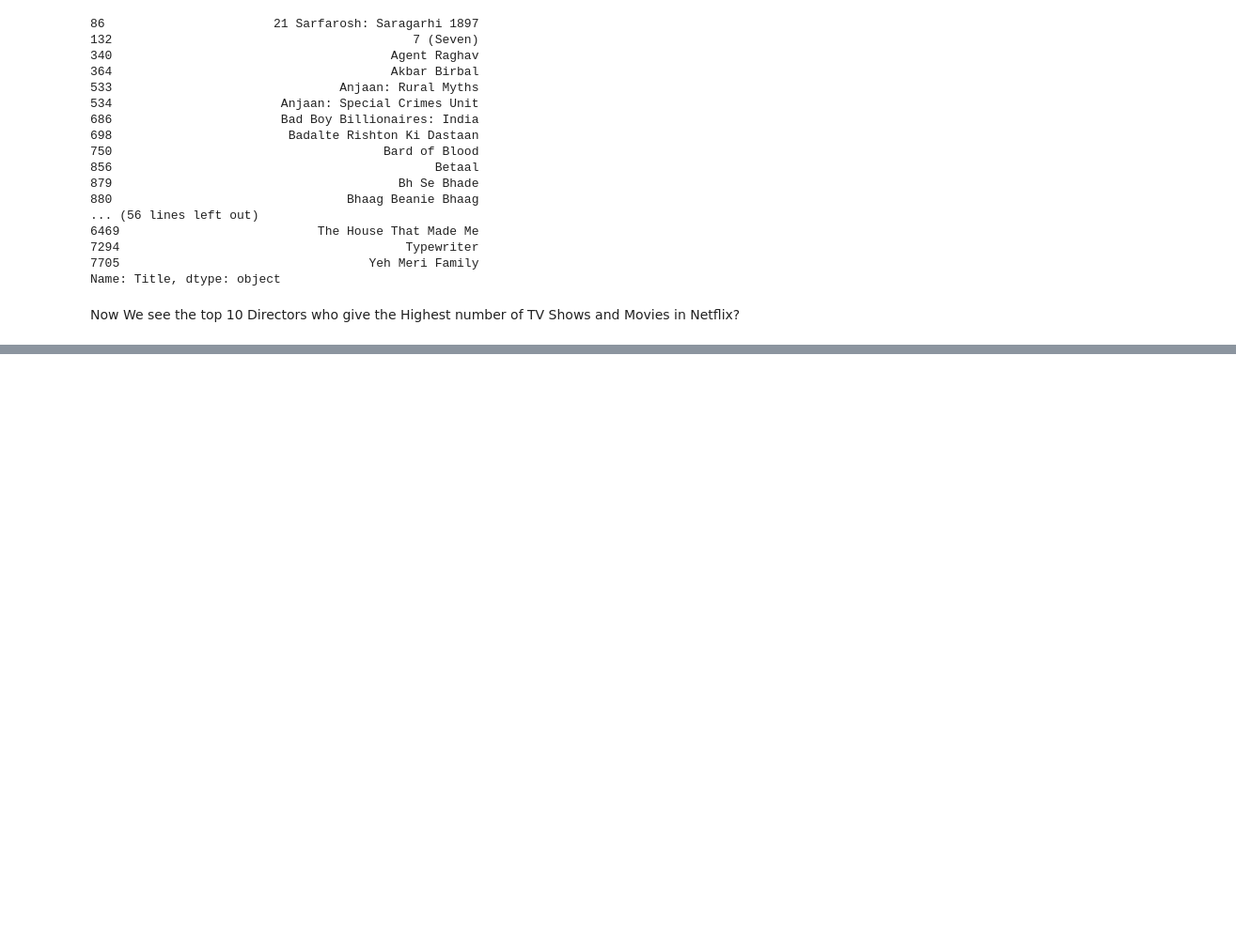
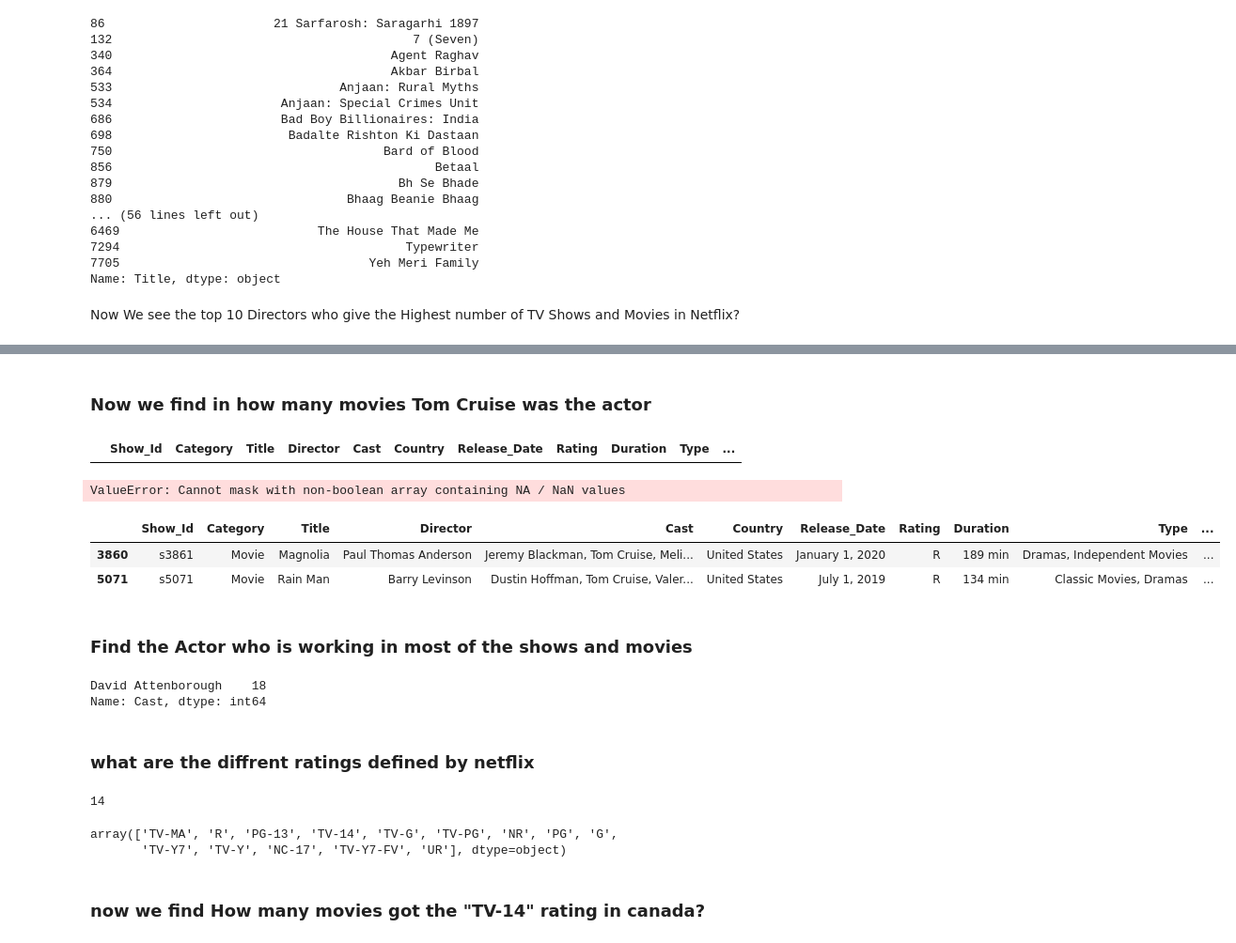
Before and after one commit to Akash11gavhane/Python-Netflix_dataAnalysis_Project, a Jupyter notebook: main.ipynb, the cells around one changed output, grey strips where cells are left out. Shown at 94% size. Drawn from its saved outputs; the diff is of its cells as text; code cells hidden in the pictures; blank space fills up the shorter version.

```diff
--- a/main.ipynb
+++ b/main.ipynb
@@ -427,0 +451,6 @@ Now We see the top 10 Directors who give the Highest number of TV Shows and Movi
+# %%
+pd.set_option('display.max_rows' , 5000)
+pd.set_option('display.max_columns' , 5000)
+
+print(comedy_movies.shape)
+print(comedy_movies)
@@ -427,0 +475,38 @@ Now We see the top 10 Directors who give the Highest number of TV Shows and Movi
+# %% [markdown]
+### Now we find in how many movies Tom Cruise was the actor
+# %%
+data [ (data['Cast'] == 'Tom Cruise') ]
+# %% [output]
+|  | Show_Id | Category | Title | Director | Cast | Country | Release_Date | Rating | Duration | Type | ... |
+# %%
+data [ (data['Cast'].str.contains('Tom Cruise')) ]
+# %% [output]
+ValueError: Cannot mask with non-boolean array containing NA / NaN values
+# %%
+data_new = data.dropna()
+# %%
+data_new [ (data_new['Cast'].str.contains('Tom Cruise')) ]
+# %% [output]
+|  | Show_Id | Category | Title | Director | Cast | Country | Release_Date | Rating | Duration | Type | ... |
+| 3860 | s3861 | Movie | Magnolia | Paul Thomas Anderson | Jeremy Blackman, Tom Cruise, Meli... | United States | January 1, 2020 | R | 189 min | Dramas, Independent Movies | ... |
+| 5071 | s5071 | Movie | Rain Man | Barry Levinson | Dustin Hoffman, Tom Cruise, Valer... | United States | July 1, 2019 | R | 134 min | Classic Movies, Dramas | ... |
+# %% [markdown]
+### Find the Actor who is working in most of the shows and movies
+# %%
+data['Cast'].value_counts().head(1)
+# %% [output]
+David Attenborough    18
+Name: Cast, dtype: int64
+# %% [markdown]
+### what are the diffrent ratings defined by netflix
+# %%
+data['Rating'].nunique()
+# %% [output]
+14
+# %%
+data_new['Rating'].unique()
+# %% [output]
+array(['TV-MA', 'R', 'PG-13', 'TV-14', 'TV-G', 'TV-PG', 'NR', 'PG', 'G',
+       'TV-Y7', 'TV-Y', 'NC-17', 'TV-Y7-FV', 'UR'], dtype=object)
+# %% [markdown]
+### now we find How many movies got the "TV-14" rating in canada?
```
Also changed, not shown: parts of 26 cells of this notebook.
